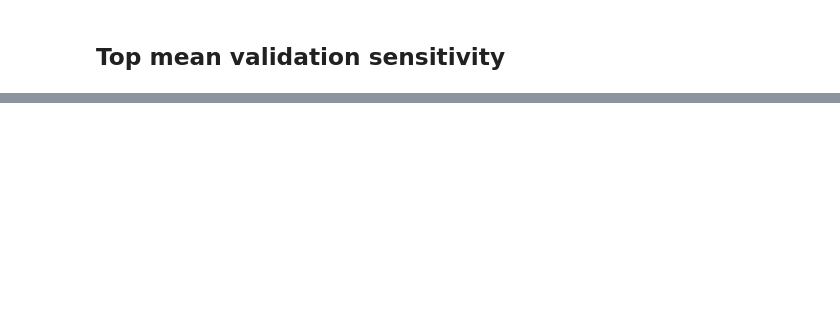
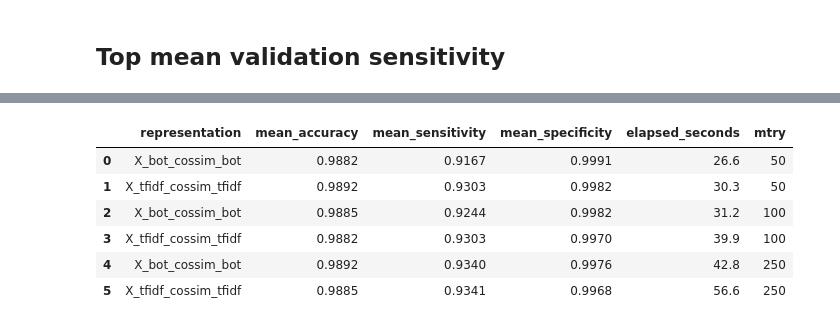
Before and after one commit to BigBangData/NaturalLanguageProcessing, a Jupyter notebook: TextAnalyticsWithR/13_RandomForests_4.ipynb, the cells around one changed output, grey strips where cells are left out. Saved outputs shown, nothing was run; the diff lists cells and outputs as text; code cells hidden in the pictures; blank space fills up the shorter version.

```diff
--- a/TextAnalyticsWithR/13_RandomForests_4.ipynb
+++ b/TextAnalyticsWithR/13_RandomForests_4.ipynb
@@ -99,0 +273,21 @@ f"{x['representation']}-{x['n_estimators']}-{x['max_depth']}-{x['max_features']}
+# %%
+from scipy.sparse import csr_matrix
+from sklearn.metrics.pairwise import cosine_similarity
+
+X_cossim_svd_bot = cosine_similarity(X_svd_bot)
+X_cossim_svd_tfidf = cosine_similarity(X_svd_tfidf)
+
+train_df = pd.DataFrame({'sms':X_train, 'target':y_train})
+
+# get spam indexes
+spam_ix = train_df.loc[train_df['target']=='spam'].index
+
+# calculate average spam similarity on SVD
+mean_spam_sims_bot, mean_spam_sims_tfidf = [], []
+
+for ix in range(X_cossim_svd_bot.shape[0]):
+    mean_spam_sims_bot.append(np.mean(X_cossim_svd_bot[ix, spam_ix]))
+    mean_spam_sims_tfidf.append(np.mean(X_cossim_svd_tfidf[ix, spam_ix]))
+
+X_bot_cossim_bot = sp.hstack((csr_matrix(mean_spam_sims_bot).T, X_bot))
+X_tfidf_cossim_tfidf = sp.hstack((csr_matrix(mean_spam_sims_tfidf).T, X_tfidf))
@@ -100 +308,11 @@ f"{x['representation']}-{x['n_estimators']}-{x['max_depth']}-{x['max_features']}
+# %%
+gridsearch
+# %% [output]
+|  | representation | mean_accuracy | mean_sensitivity | mean_specificity | elapsed_seconds | mtry |
+| 0 | X_bot_cossim_bot | 0.9882 | 0.9167 | 0.9991 | 26.6 | 50 |
+| 1 | X_tfidf_cossim_tfidf | 0.9892 | 0.9303 | 0.9982 | 30.3 | 50 |
+| 2 | X_bot_cossim_bot | 0.9885 | 0.9244 | 0.9982 | 31.2 | 100 |
+| 3 | X_tfidf_cossim_tfidf | 0.9882 | 0.9303 | 0.9970 | 39.9 | 100 |
+| 4 | X_bot_cossim_bot | 0.9892 | 0.9340 | 0.9976 | 42.8 | 250 |
+| 5 | X_tfidf_cossim_tfidf | 0.9885 | 0.9341 | 0.9968 | 56.6 | 250 |
 # %%
```
Also changed, not shown: parts of 35 cells of this notebook, 2 other files.
